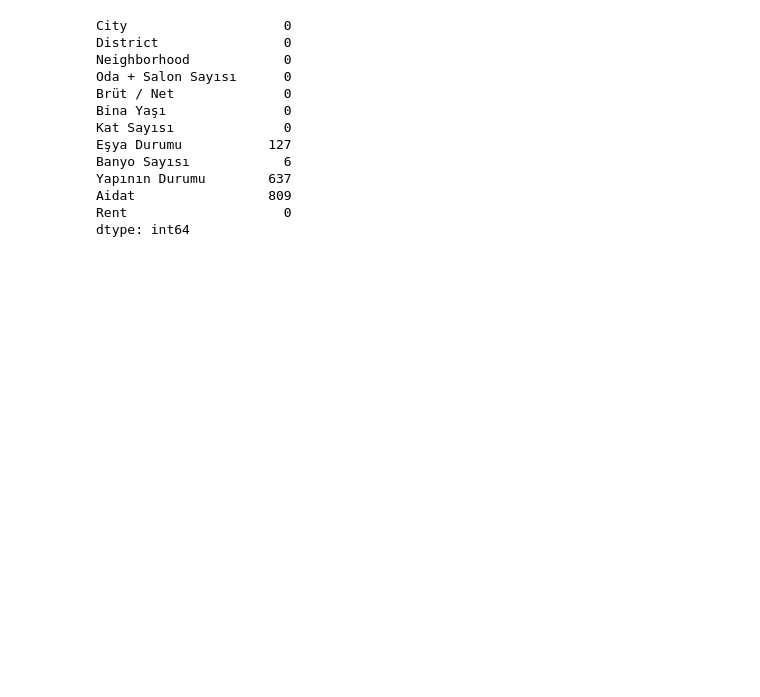
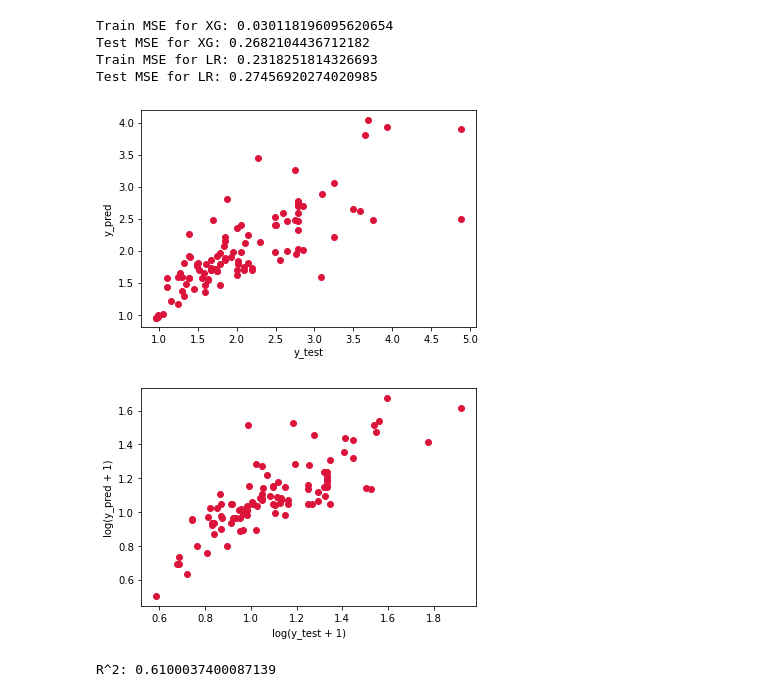
Before and after one commit to CaglarGuher/HepsiEmlak-Web-Scrapping-and-Modeling, a Jupyter notebook: model.ipynb, the cells around one changed output. Drawn from its saved outputs; the diff is of its cells as text; code cells hidden in the pictures; blank space fills up the shorter version.

```diff
--- a/model.ipynb
+++ b/model.ipynb
@@ -58,13 +95,11 @@ X_train_norm = (X_train - np.mean(X_train, axis=0)) / np.std(X_train, axis=0)
 X_test_norm = (X_test - np.mean(X_train, axis=0)) / np.std(X_train, axis=0)
 # %%
 xgb =  xg.XGBRegressor(objective ='reg:squarederror',
-                                 learning_rate =0.01, # smaller learning rate
-                                 n_estimators = 1000, # larger number of trees
-                                 max_depth = 12,
-                                  # L1 regularization
-                                 # L2 regularization
-                                 subsample = 0.5, # fraction of samples used for each tree
-                                 colsample_bytree = 0.2, # fraction of columns used for each tree
+                                 learning_rate =0.05, # smaller learning rate
+                                 n_estimators = 2000, # larger number of trees
+                                 max_depth = 7,
+                                 subsample = 0.7, # fraction of samples used for each tree
+                                 colsample_bytree = 0.5, # fraction of columns used for each tree
                             # early stopping after 50 rounds without improvement
                                  eval_metric = 'rmse', # evaluation metric
                                  verbose = True) # set to True to see training progress
@@ -70,0 +108,4 @@ xgb =  xg.XGBRegressor(objective ='reg:squarederror',
+# %%
+xgb.fit(X_train, y_train,
+                eval_set=[(X_train, y_train), (X_test, y_test)],
+                verbose=False)
@@ -71,51 +126,54 @@ xgb =  xg.XGBRegressor(objective ='reg:squarederror',
 # %%
-xgb.fit(X_train, y_train)
+lr.fit(X_train, y_train)
 # %%
 # Evaluate the model
-y_pred_train = xgb.predict(X_train)
-y_pred_test = xgb.predict(X_test)
+y_pred_train_xg = xgb.predict(X_train)
+y_pred_test_xg = xgb.predict(X_test)
+y_pred_train_lr = lr.predict(X_train)
+y_pred_test_lr = lr.predict(X_test)
 # %%
 #Mean Square Error Calculation
-mse_train = MSE(y_train, y_pred_train)
-mse_test = MSE(y_test, y_pred_test)
-print(f'Train MSE: {mse_train}')
-print(f'Test MSE: {mse_test}')
+mse_train_xg = MSE(y_train, y_pred_train_xg)
+mse_test_xg = MSE(y_test, y_pred_test_xg)
+mse_train_lr = MSE(y_train, y_pred_train_lr)
+mse_test_lr = MSE(y_test, y_pred_test_lr)
+print(f'Train MSE for XG: {mse_train_xg}')
+print(f'Test MSE for XG: {mse_test_xg}')
+print(f'Train MSE for LR: {mse_train_lr}')
+print(f'Test MSE for LR: {mse_test_lr}')
+# %% [output]
+Train MSE for XG: 0.030118196095620654
+Test MSE for XG: 0.2682104436712182
+Train MSE for LR: 0.2318251814326693
+Test MSE for LR: 0.27456920274020985
 # %%
 lower_threshold = np.percentile(y_test, 1) # 1% percentile
 upper_threshold = np.percentile(y_test, 99) # 99% percentile
 
 # Truncate outliers
 y_test_clipped = np.clip(y_test, lower_threshold, upper_threshold)
-y_pred_clipped = np.clip(y_pred_test, lower_threshold, upper_threshold)
+y_pred_clipped = np.clip(y_pred_test_xg, lower_threshold, upper_threshold)
 
 # Plot the scatter plot
 plt.scatter(y_test_clipped, y_pred_clipped, c='crimson')
 plt.xlabel('y_test')
 plt.ylabel('y_pred')
 plt.show()
+# %% [output]
+[figure, added]
 # %%
 y_test_log = np.log1p(y_test)
-y_pred_log = np.log1p(y_pred)
+y_pred_log = np.log1p(y_pred_test_lr)
 
 plt.scatter(y_test_log, y_pred_log, c='crimson')
 plt.xlabel('log(y_test + 1)')
 plt.ylabel('log(y_pred + 1)')
 plt.show()
 # %% [output]
-City                    0
-District                0
-Neighborhood            0
-Oda + Salon Sayısı      0
-Brüt / Net              0
-Bina Yaşı               0
-Kat Sayısı              0
-Eşya Durumu           127
-Banyo Sayısı            6
-Yapının Durumu        637
-Aidat                 809
-Rent                    0
-dtype: int64
+[figure, added]
 # %%
 from sklearn.metrics import r2_score
-r2 = r2_score(y_test, y_pred)
+r2 = r2_score(y_test, y_pred_test_lr)
 print("R^2:", r2)
+# %% [output]
+R^2: 0.6100037400087139
```
Also changed, not shown: parts of 12 cells of this notebook, 3 other files.
